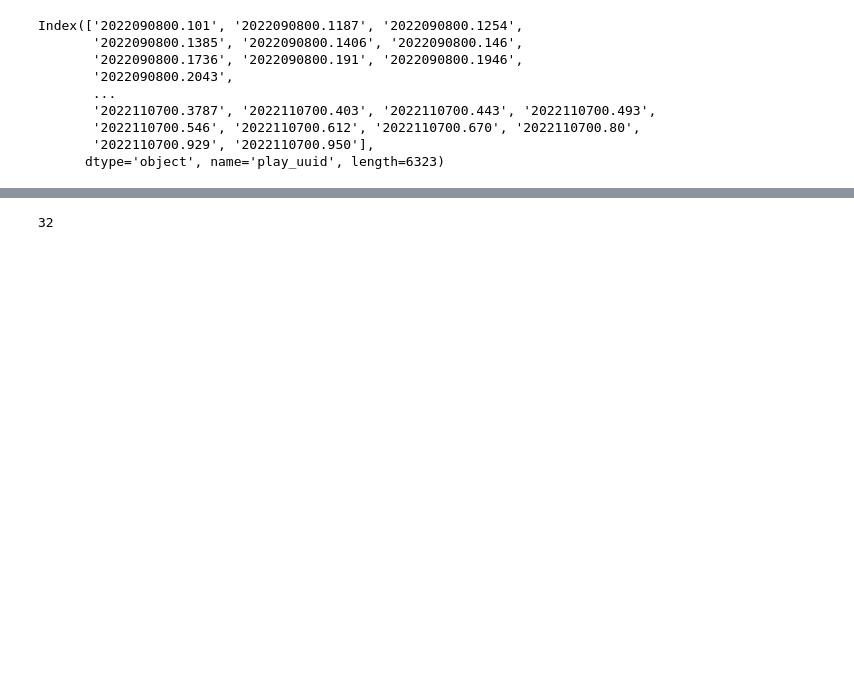
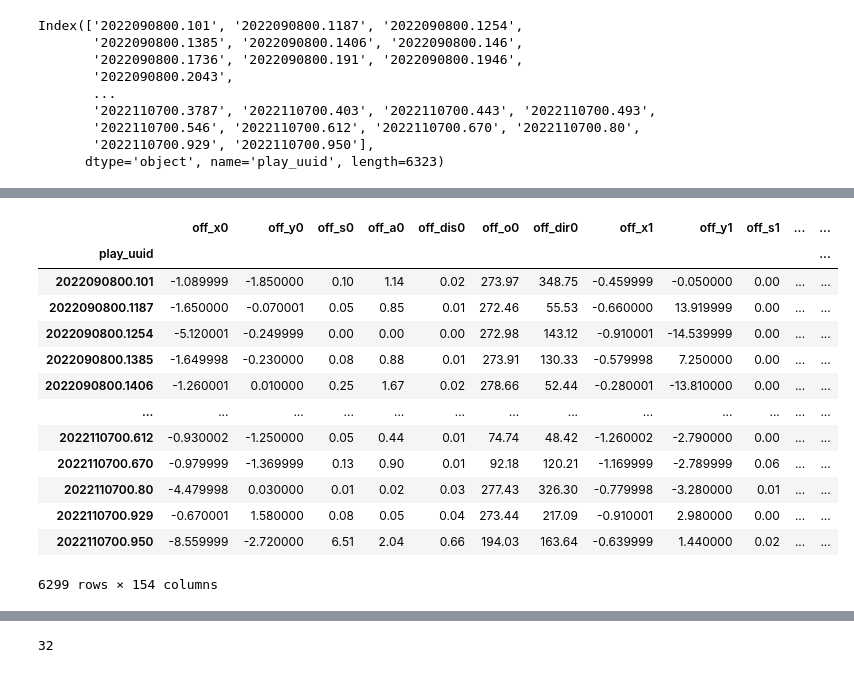
Before and after one commit to rfe123/umn_data_project_004, a Jupyter notebook: nfl_data_sqlite_processing.ipynb, the cells around one changed output, grey strips where cells are left out. Cells and saved outputs as stored; diff of their text form; code cells hidden in the pictures; blank space fills up the shorter version.

```diff
--- a/nfl_data_sqlite_processing.ipynb
+++ b/nfl_data_sqlite_processing.ipynb
@@ -233,3 +262,65 @@ len(plays_df)
+# %%
+def get_relative_coord(playDirection, coord, player, ball_position):
+    if playDirection == 'right':
+        return player[coord] - ball_position[coord]
+    else:
+        if coord == 'x':
+            return ball_position[coord] - player[coord]
+        else:
+            return (53.3 - player[coord]) - ball_position[coord]
+# %%
+relative_frames_dict = []
+
+for play_id in snap_ids:
+    snap_frame = ball_snap_df.loc[(ball_snap_df['play_uuid'] == play_id)]
+    play = plays_df.loc[play_id]
+    frame_dict = {'play_uuid': play_id}
+
+    ball_position = snap_frame.loc[(snap_frame['club'] == 'football')].reset_index()
+
+    if len(ball_position) == 1:
+        play_direction = ball_position.iloc[0]['playDirection']
+
+        off_players = snap_frame.loc[(snap_frame['club'] == play['possessionTeam'])]
+        def_players = snap_frame.loc[(snap_frame['club'] == play['defensiveTeam'])]
+
+        for i in range(len(off_players)):
+            frame_dict['off_x' + str(i)] = get_relative_coord(play_direction, 'x', off_players.iloc[i], ball_position.iloc[0])
+            frame_dict['off_y' + str(i)] = get_relative_coord(play_direction, 'y', off_players.iloc[i], ball_position.iloc[0])
+            frame_dict['off_s' + str(i)] = off_players.iloc[i]['s']
+            frame_dict['off_a' + str(i)] = off_players.iloc[i]['a']
+            frame_dict['off_dis' + str(i)] = off_players.iloc[i]['dis']
+            frame_dict['off_o' + str(i)] = off_players.iloc[i]['o']
+            frame_dict['off_dir' + str(i)] = off_players.iloc[i]['dir']
+
+        for j in range(len(def_players)):
+            frame_dict['def_x' + str(j)] = get_relative_coord(play_direction, 'x', def_players.iloc[i], ball_position.iloc[0])
+            frame_dict['def_y' + str(j)] = get_relative_coord(play_direction, 'y', def_players.iloc[i], ball_position.iloc[0])
+            frame_dict['def_s' + str(j)] = def_players.iloc[j]['s']
+            frame_dict['def_a' + str(j)] = def_players.iloc[j]['a']
+            frame_dict['def_dis' + str(j)] = def_players.iloc[j]['dis']
+            frame_dict['def_o' + str(j)] = def_players.iloc[j]['o']
+            frame_dict['def_dir' + str(j)] = def_players.iloc[j]['dir']
+
+        relative_frames_dict.append(frame_dict)
+
+relative_frames_df = pd.DataFrame(relative_frames_dict).set_index('play_uuid').dropna()
+relative_frames_df
+# %% [output]
+|  | off_x0 | off_y0 | off_s0 | off_a0 | off_dis0 | off_o0 | off_dir0 | off_x1 | off_y1 | off_s1 | ... | ... |
+| play_uuid |  |  |  |  |  |  |  |  |  |  |  | ... |
+| 2022090800.101 | -1.089999 | -1.850000 | 0.10 | 1.14 | 0.02 | 273.97 | 348.75 | -0.459999 | -0.050000 | 0.00 | ... | ... |
+| 2022090800.1187 | -1.650000 | -0.070001 | 0.05 | 0.85 | 0.01 | 272.46 | 55.53 | -0.660000 | 13.919999 | 0.00 | ... | ... |
+| 2022090800.1254 | -5.120001 | -0.249999 | 0.00 | 0.00 | 0.00 | 272.98 | 143.12 | -0.910001 | -14.539999 | 0.00 | ... | ... |
+| 2022090800.1385 | -1.649998 | -0.230000 | 0.08 | 0.88 | 0.01 | 273.91 | 130.33 | -0.579998 | 7.250000 | 0.00 | ... | ... |
+| 2022090800.1406 | -1.260001 | 0.010000 | 0.25 | 1.67 | 0.02 | 278.66 | 52.44 | -0.280001 | -13.810000 | 0.00 | ... | ... |
+| ... | ... | ... | ... | ... | ... | ... | ... | ... | ... | ... | ... | ... |
+| 2022110700.612 | -0.930002 | -1.250000 | 0.05 | 0.44 | 0.01 | 74.74 | 48.42 | -1.260002 | -2.790000 | 0.00 | ... | ... |
+| 2022110700.670 | -0.979999 | -1.369999 | 0.13 | 0.90 | 0.01 | 92.18 | 120.21 | -1.169999 | -2.789999 | 0.06 | ... | ... |
+| 2022110700.80 | -4.479998 | 0.030000 | 0.01 | 0.02 | 0.03 | 277.43 | 326.30 | -0.779998 | -3.280000 | 0.01 | ... | ... |
+| 2022110700.929 | -0.670001 | 1.580000 | 0.08 | 0.05 | 0.04 | 273.44 | 217.09 | -0.910001 | 2.980000 | 0.00 | ... | ... |
+| 2022110700.950 | -8.559999 | -2.720000 | 6.51 | 2.04 | 0.66 | 194.03 | 163.64 | -0.639999 | 1.440000 | 0.02 | ... | ... |
+6299 rows × 154 columns
 # %%
 transposed_frame_conversions_df = transposed_frames_df.merge(plays_df['converted'], on='play_uuid', how='left')
 transposed_frame_conversions_df.head()
```
Also changed, not shown: parts of 11 cells of this notebook.
